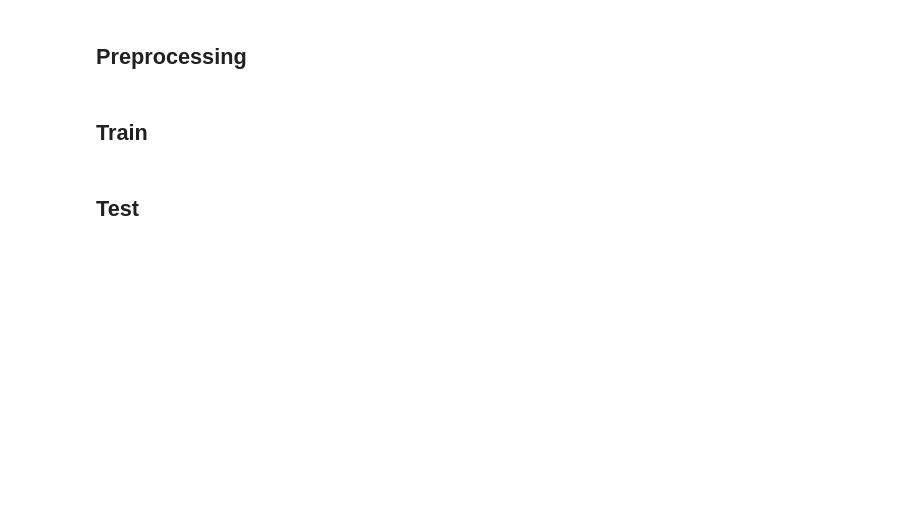
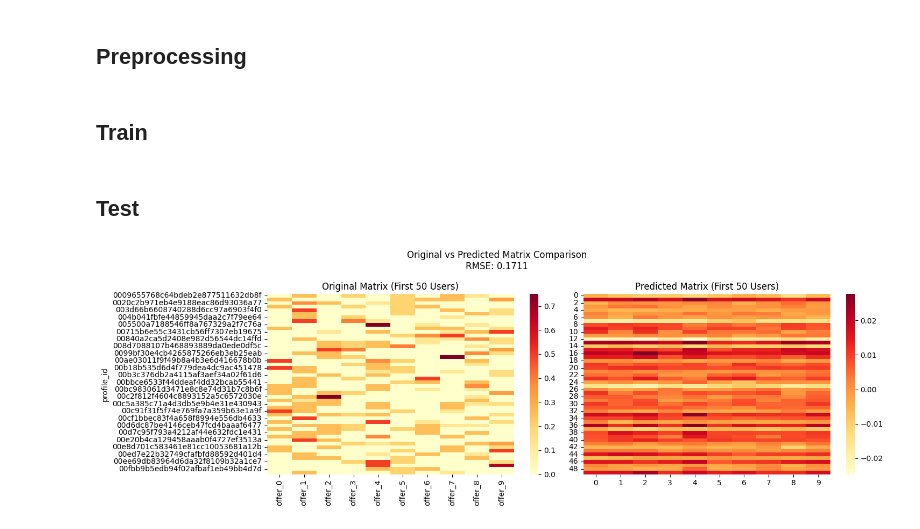
Before and after one commit to seobando/UDACITY_AWSML, a Jupyter notebook: 5-capstone-project/notebooks/model_matrix_factorization.ipynb, the cells around one changed output. Drawn from its saved outputs; the diff is of its cells as text; code cells hidden in the pictures; blank space fills up the shorter version.

```diff
--- a/5-capstone-project/notebooks/model_matrix_factorization.ipynb
+++ b/5-capstone-project/notebooks/model_matrix_factorization.ipynb
@@ -48,6 +48,20 @@ features.head()
 5 rows × 39 columns
 # %% [markdown]
 ## Preprocessing
+# %%
+# Create user-item matrix from the offer columns
+user_item_matrix = features.pivot_table(
+    index='profile_id',
+    values=['offer_0', 'offer_1', 'offer_2', 'offer_3', 'offer_4',
+            'offer_5', 'offer_6', 'offer_7', 'offer_8', 'offer_9'],
+    aggfunc='sum'
+)
+
+# Normalize the matrix using min-max scaling to bring values between 0 and 1
+user_item_matrix_normalized = (user_item_matrix - user_item_matrix.min()) / (user_item_matrix.max() - user_item_matrix.min())
+
+# Fill NaN values with 0 as FunkSVD expects a dense matrix
+user_item_matrix_normalized = user_item_matrix_normalized.fillna(0)
 # %% [markdown]
 ## Train
 # %%
@@ -59,3 +73,29 @@ svd.fit(user_item_matrix_normalized.values)
 predicted_matrix = svd.full_matrix()
 # %% [markdown]
 ## Test
+# %%
+from sklearn.metrics import mean_squared_error
+import seaborn as sns
+
+import matplotlib.pyplot as plt
+
+# Calculate RMSE
+rmse = np.sqrt(mean_squared_error(user_item_matrix_normalized.values.flatten(),
+                                predicted_matrix.flatten()))
+
+# Create a comparison plot
+fig, (ax1, ax2) = plt.subplots(1, 2, figsize=(15, 5))
+
+# Plot original matrix
+sns.heatmap(user_item_matrix_normalized.iloc[:50, :], ax=ax1, cmap='YlOrRd')
+ax1.set_title('Original Matrix (First 50 Users)')
+
+# Plot predicted matrix
+sns.heatmap(predicted_matrix[:50, :], ax=ax2, cmap='YlOrRd')
+ax2.set_title('Predicted Matrix (First 50 Users)')
+
+plt.suptitle(f'Original vs Predicted Matrix Comparison\nRMSE: {rmse:.4f}')
+plt.tight_layout()
+plt.show()
+# %% [output]
+[figure, added]
```
Also changed, not shown: parts of 1 cell of this notebook, 1 other file.
